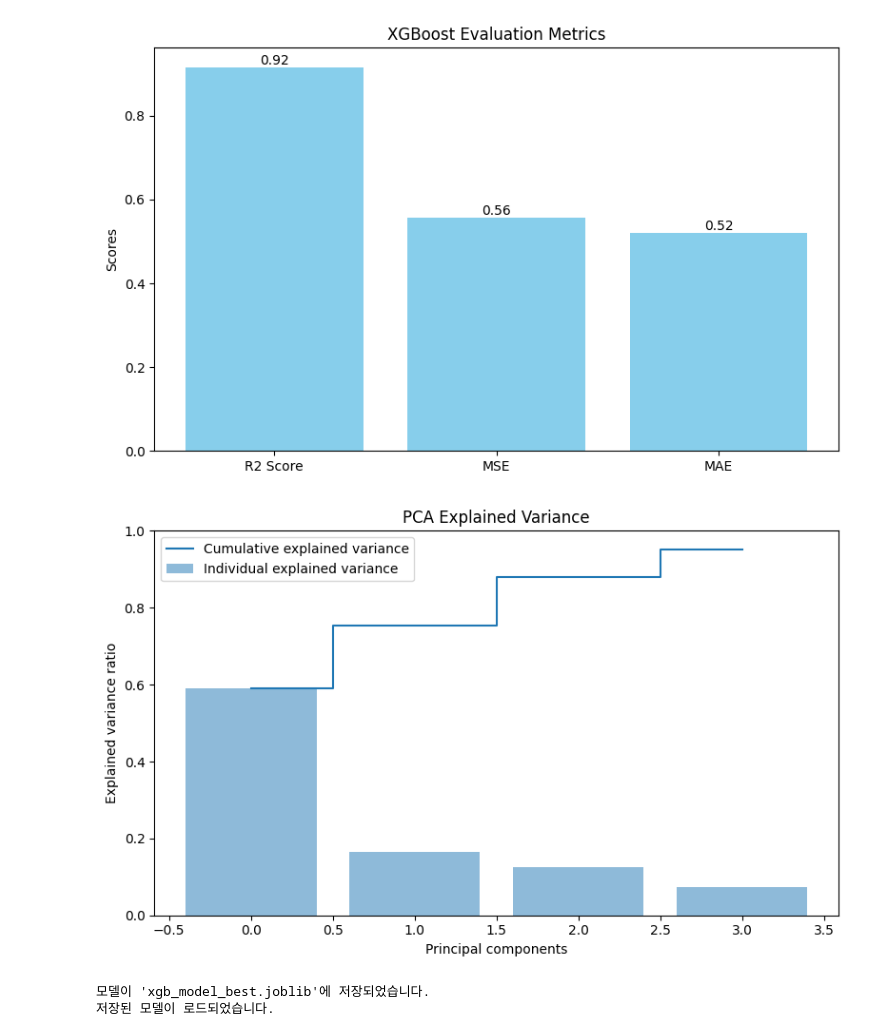
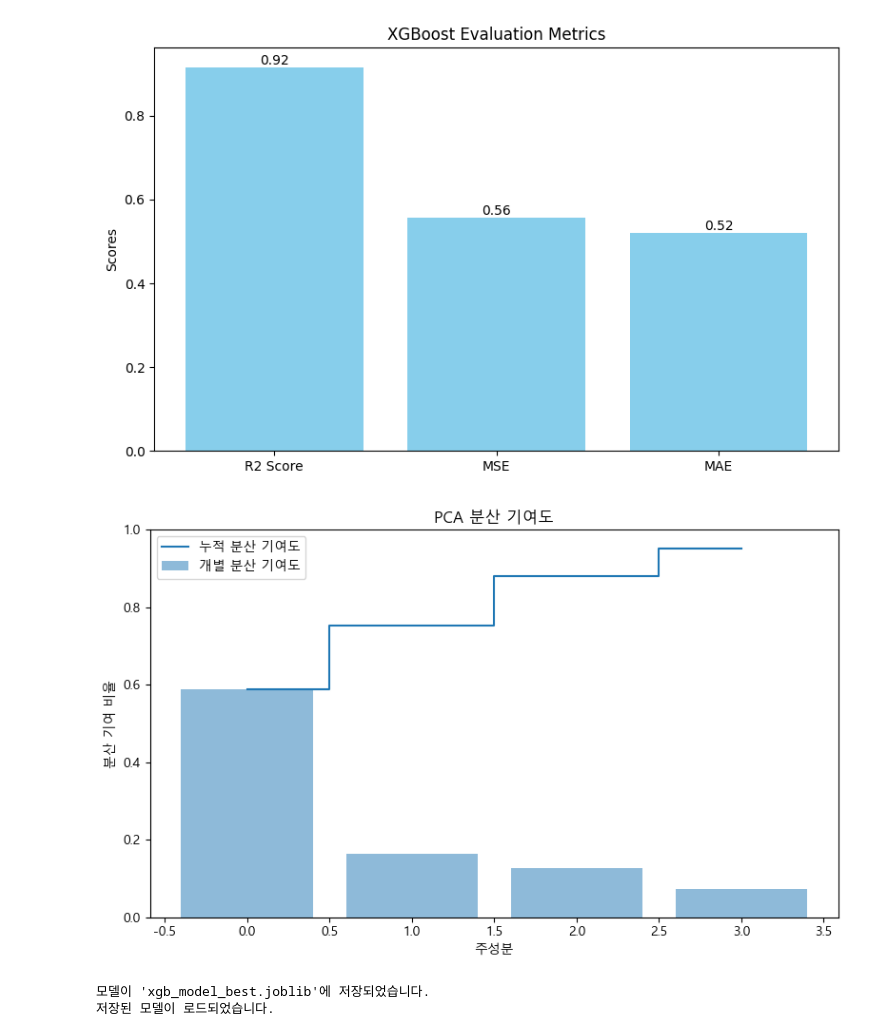
Before and after one commit to junyoungnnn/DUI_OUT, a Jupyter notebook: 소스코드_제출본/4. 모델링/2. 행정동_예측_교차검증_소스코드/xgboost하이퍼파라미터튜닝.ipynb, the cells around one changed output. Drawn from its saved outputs; the diff is of its cells as text; code cells hidden in the pictures.

```diff
--- a/소스코드_제출본/4. 모델링/2. 행정동_예측_교차검증_소스코드/xgboost하이퍼파라미터튜닝.ipynb
+++ b/소스코드_제출본/4. 모델링/2. 행정동_예측_교차검증_소스코드/xgboost하이퍼파라미터튜닝.ipynb
@@ -1,3 +1,17 @@
+# %%
+# 운영 체제마다 한글이 보이게 하는 설정
+# 윈도우
+import platform
+import matplotlib
+from matplotlib import font_manager, rc
+
+# '-' 기호 보이게 하기
+matplotlib.rcParams['axes.unicode_minus'] = False
+
+if platform.system() == 'Windows':
+    path = "C:\\Windows\\Fonts\\malgun.ttf"
+    font_name = font_manager.FontProperties(fname=path).get_name()
+    rc('font', family=font_name)
 # %%
 import pandas as pd
 import numpy as np
@@ -123,39 +148,39 @@ import matplotlib.pyplot as plt
 
 # 데이터 불러오기
 data = pd.read_csv('../1. 행정동_상위변수_데이터/행정동_음주운전_합본_cp949.csv', encoding='cp949')
 
 # Feature와 Target 분리
 X = data.drop(columns=['읍면동', '음주운전 적발 건수'])
 y = data['음주운전 적발 건수']
 
 # 데이터 분할
 X_train, X_test, y_train, y_test = train_test_split(X, y, test_size=0.2, random_state=29)
 
 # 데이터 표준화
 scaler = StandardScaler()
 X_train_scaled = scaler.fit_transform(X_train)
 X_test_scaled = scaler.transform(X_test)
 
 # PCA 적용
 pca = PCA(n_components=0.95, random_state=29)
 X_train_pca = pca.fit_transform(X_train_scaled)
 X_test_pca = pca.transform(X_test_scaled)
 
 # PCA 설명 분산 시각화
 explained_variance_ratio = pca.explained_variance_ratio_
 cum_variance_ratio = np.cumsum(explained_variance_ratio)
 
 plt.figure(figsize=(8, 5))
-plt.bar(range(len(explained_variance_ratio)), explained_variance_ratio, alpha=0.5, align='center', label='Individual explained variance')
-plt.step(range(len(cum_variance_ratio)), cum_variance_ratio, where='mid', label='Cumulative explained variance')
-plt.ylabel('Explained variance ratio')
-plt.xlabel('Principal components')
-plt.title('PCA Explained Variance')
+plt.bar(range(len(explained_variance_ratio)), explained_variance_ratio, alpha=0.5, align='center', label='개별 분산 기여도')
+plt.step(range(len(cum_variance_ratio)), cum_variance_ratio, where='mid', label='누적 분산 기여도')
+plt.ylabel('분산 기여 비율')
+plt.xlabel('주성분')
+plt.title('PCA 분산 기여도')
 plt.legend(loc='best')
 plt.tight_layout()
 plt.show()
 # %% [output]
-[figure, old version]
+[figure, new version]
 # %%
 from joblib import dump, load
 
```
Also changed, not shown: parts of 2 cells of this notebook, 5 other files.
